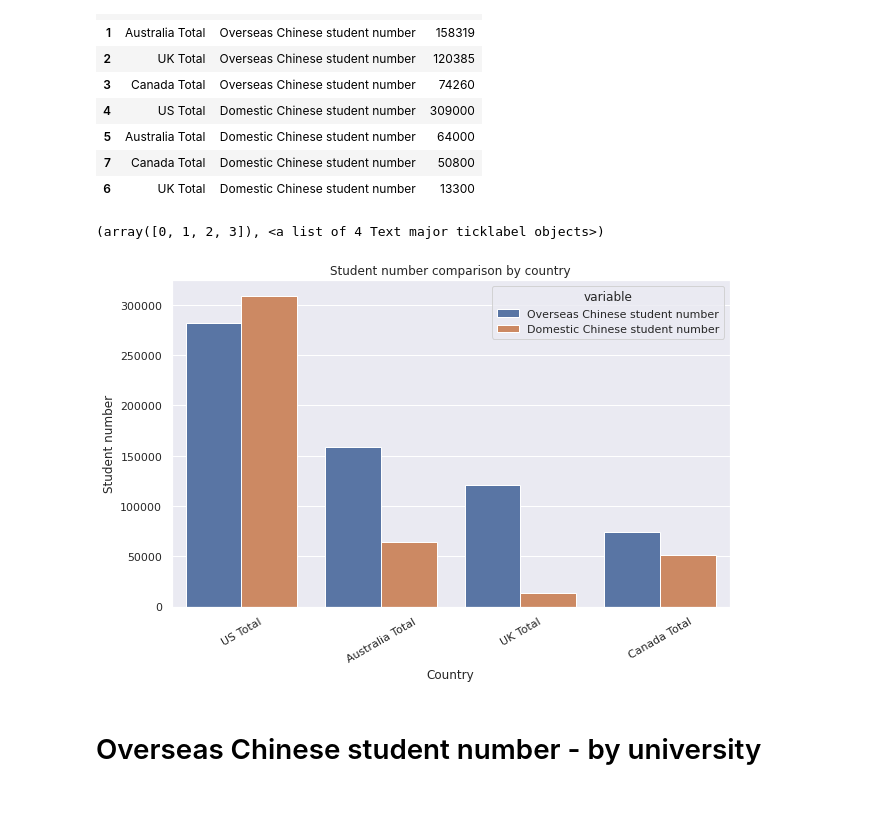
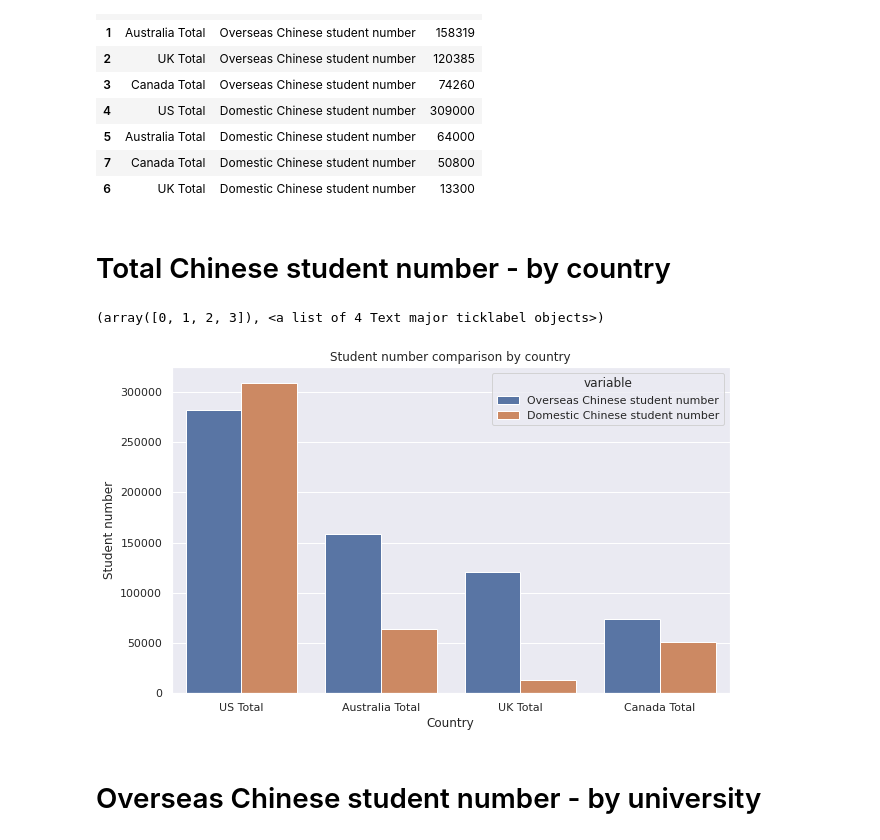
Before and after one commit to AndyYFTao/EA-CLTP-DataAnalysis, a Jupyter notebook: CLTP Guidance Program Data Analysis.ipynb, the cells around one changed output. Saved outputs shown, nothing was run; the diff lists cells and outputs as text; code cells hidden in the pictures; blank space fills up the shorter version.

```diff
--- a/CLTP Guidance Program Data Analysis.ipynb
+++ b/CLTP Guidance Program Data Analysis.ipynb
@@ -17,7 +17,9 @@ import io
 my_data = pd.read_csv(io.BytesIO(uploaded['University statistics - Cleaned Data.csv']),
                     header=0, index_col='School')
 # Rows with Overseas Chinese student number --> Country total + uni specifics
-chinese = my_data[my_data['Overseas Chinese student number'].notnull()].drop(columns=['System', 'Date', 'Total student number'])
+relevant = my_data[my_data['Overseas Chinese student number'].notnull()].drop(columns=['System', 'Date', 'Total student number'])
+
+chinese = relevant[['Country', 'Overseas Chinese student number', 'Domestic Chinese student number']].copy()
 chinese['Overseas Chinese student number'] = chinese['Overseas Chinese student number'].astype(int)
 chinese['Domestic Chinese student number'] = chinese['Domestic Chinese student number'].astype(int)
 chinese.head()
@@ -58,20 +67,22 @@ long_country
 | 5 | Australia Total | Domestic Chinese student number | 64000 |
 | 7 | Canada Total | Domestic Chinese student number | 50800 |
 | 6 | UK Total | Domestic Chinese student number | 13300 |
+# %% [markdown]
+# Total Chinese student number - by country
 # %%
 sns.set_style('darkgrid')
 
 plt.figure(figsize=(10,6))
 plt.title("Student number comparison by country")
 
 g = sns.barplot(x='School', y='value', hue='variable', data=long_country)
 
 plt.ylabel("Student number")
 plt.xlabel("Country")
-plt.xticks(rotation=30)
+plt.xticks(rotation=0)
 # %% [output]
 (array([0, 1, 2, 3]), <a list of 4 Text major ticklabel objects>)
-[figure, old version]
+[figure, new version]
 # %% [markdown]
 # Overseas Chinese student number - by university
 # %%
```
Also changed, not shown: parts of 10 cells of this notebook.
